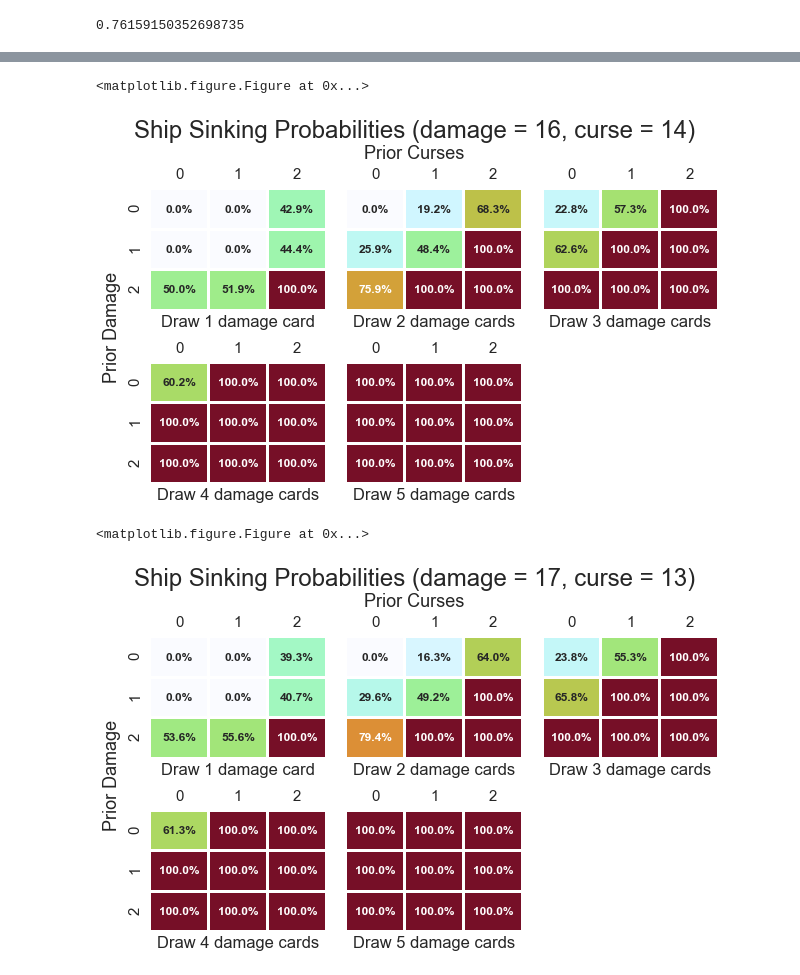
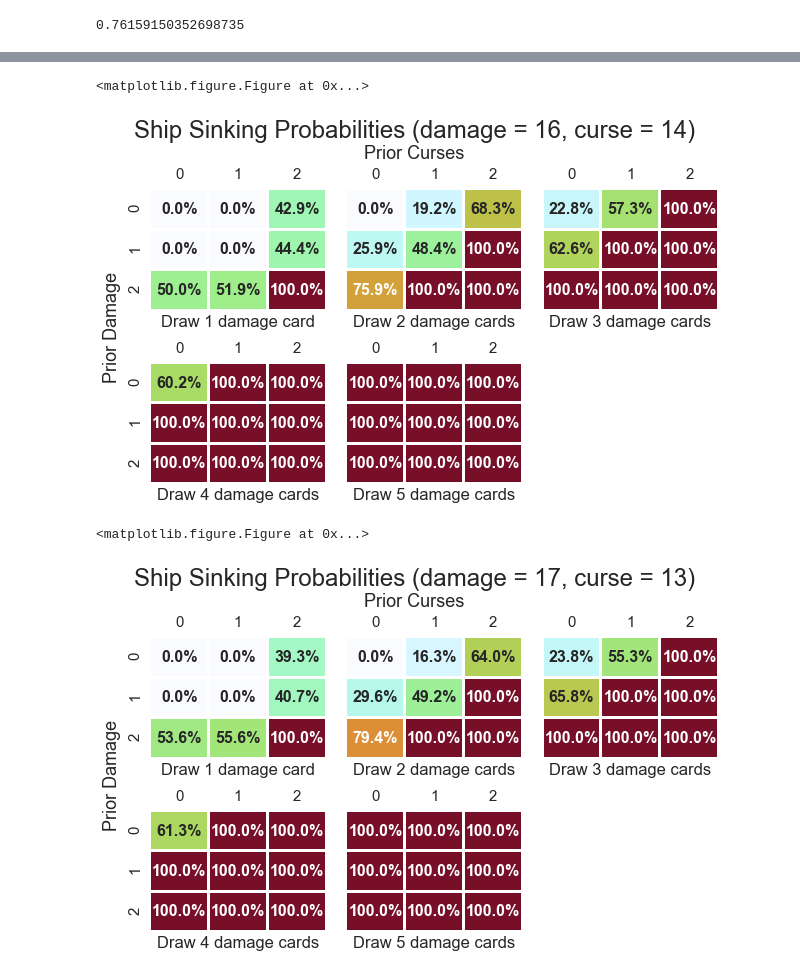
Before and after one commit to cardboardai/boardgame-bookie, a Jupyter notebook: boardgames/seafall/Ship Sinking Probability.ipynb, the cells around one changed output, grey strips where cells are left out. Saved outputs shown, nothing was run; the diff lists cells and outputs as text; code cells hidden in the pictures.

```diff
--- a/boardgames/seafall/Ship Sinking Probability.ipynb
+++ b/boardgames/seafall/Ship Sinking Probability.ipynb
@@ -129,7 +129,7 @@ def draw_heatmap(*args, **kwargs):
     data = kwargs.pop('data')
     d = data.pivot(index=args[1], columns=args[0], values=args[2])
     ax = seaborn.heatmap(d, annot = True, cmap = cmap,
-                     cbar = False, annot_kws = {"weight" : "extra bold", "size" : 12},
+                     cbar = False, annot_kws = {"weight" : "extra bold", "size" : 16},
                      fmt = ".1%", linewidths = 2, vmin=0.0,
                      vmax=1.0)
     ax.set_xlabel("Prior Curses")
@@ -206,7 +206,7 @@ def draw_heatmap(*args, **kwargs):
     data = kwargs.pop('data')
     d = data.pivot(index=args[1], columns=args[0], values=args[2])
     ax = seaborn.heatmap(d, annot = True, cmap = cmap,
-                     cbar = False, annot_kws = {"weight" : "extra bold", "size" : 12},
+                     cbar = False, annot_kws = {"weight" : "extra bold", "size" : 16},
                      fmt = ".1%", linewidths = 2, vmin=0.0,
                      vmax=1.0)
     ax.set_xlabel("Prior Curses")
@@ -264,7 +264,7 @@ def draw_heatmap(*args, **kwargs):
     data = kwargs.pop('data')
     d = data.pivot(index=args[1], columns=args[0], values=args[2])
     ax = seaborn.heatmap(d, annot = True, cmap = cmap,
-                     cbar = False, annot_kws = {"weight" : "extra bold", "size" : 12},
+                     cbar = False, annot_kws = {"weight" : "extra bold", "size" : 16},
                      fmt = ".1%", linewidths = 2, vmin=0.0,
                      vmax=1.0)
     ax.set_xlabel("Prior Curses")
@@ -322,7 +322,7 @@ def draw_heatmap(*args, **kwargs):
     data = kwargs.pop('data')
     d = data.pivot(index=args[1], columns=args[0], values=args[2])
     ax = seaborn.heatmap(d, annot = True, cmap = cmap,
-                     cbar = False, annot_kws = {"weight" : "extra bold", "size" : 12},
+                     cbar = False, annot_kws = {"weight" : "extra bold", "size" : 16},
                      fmt = ".1%", linewidths = 2, vmin=0.0,
                      vmax=1.0)
     ax.set_xlabel("Prior Curses")
@@ -354,7 +354,7 @@ grid.fig.text(0.02, 0.5, 'Prior Damage', va='center', rotation='vertical', fonts
 grid.fig.savefig('ship_sinking_probabilities_d16_c14.svg', format='svg', dpi=1200)
 # %% [output]
 <matplotlib.figure.Figure at 0x...>
-[figure, old version]
+[figure, new version]
 # %%
 damage_num = 17
 curse_num = 13
@@ -380,36 +380,36 @@ def draw_heatmap(*args, **kwargs):
     data = kwargs.pop('data')
     d = data.pivot(index=args[1], columns=args[0], values=args[2])
     ax = seaborn.heatmap(d, annot = True, cmap = cmap,
-                     cbar = False, annot_kws = {"weight" : "extra bold", "size" : 12},
+                     cbar = False, annot_kws = {"weight" : "extra bold", "size" : 16},
                      fmt = ".1%", linewidths = 2, vmin=0.0,
                      vmax=1.0)
     ax.set_xlabel("Prior Curses")
     ax.set_ylabel("Prior Damage")
 
 grid = seaborn.FacetGrid(ssp_dataframe2, col="hand_size", col_wrap=3)
 grid.map_dataframe(draw_heatmap, "number_curse", "number_damage", "probability_sink")
 grid.axes[0].set_xlabel("Draw 1 damage card")
 grid.axes[1].set_xlabel("Draw 2 damage cards")
 grid.axes[2].set_xlabel("Draw 3 damage cards")
 grid.axes[3].set_xlabel("Draw 4 damage cards")
 grid.axes[4].set_xlabel("Draw 5 damage cards")
 grid.axes[0].set_ylabel('')
 grid.axes[3].set_ylabel('')
 grid.axes[0].set_title("")
 grid.axes[1].set_title("")
 grid.axes[2].set_title("")
 grid.axes[3].set_title("")
 grid.axes[4].set_title("")
 grid.axes[0].xaxis.tick_top()
 grid.axes[1].xaxis.tick_top()
 grid.axes[2].xaxis.tick_top()
 grid.axes[3].xaxis.tick_top()
 grid.axes[4].xaxis.tick_top()
 seaborn.plt.subplots_adjust(top=0.82)
 seaborn.plt.suptitle('Ship Sinking Probabilities (damage = 17, curse = 13)', fontsize=24)
 grid.fig.text(0.5, 0.89, 'Prior Curses', ha='center', fontsize=18)
 grid.fig.text(0.02, 0.5, 'Prior Damage', va='center', rotation='vertical', fontsize=18)
 grid.fig.savefig('ship_sinking_probabilities_d17_d13.svg', format='svg', dpi=1200)
 # %% [output]
 <matplotlib.figure.Figure at 0x...>
-[figure, old version]
+[figure, new version]
```
Also changed, not shown: parts of 3 cells of this notebook, 3 other files.
